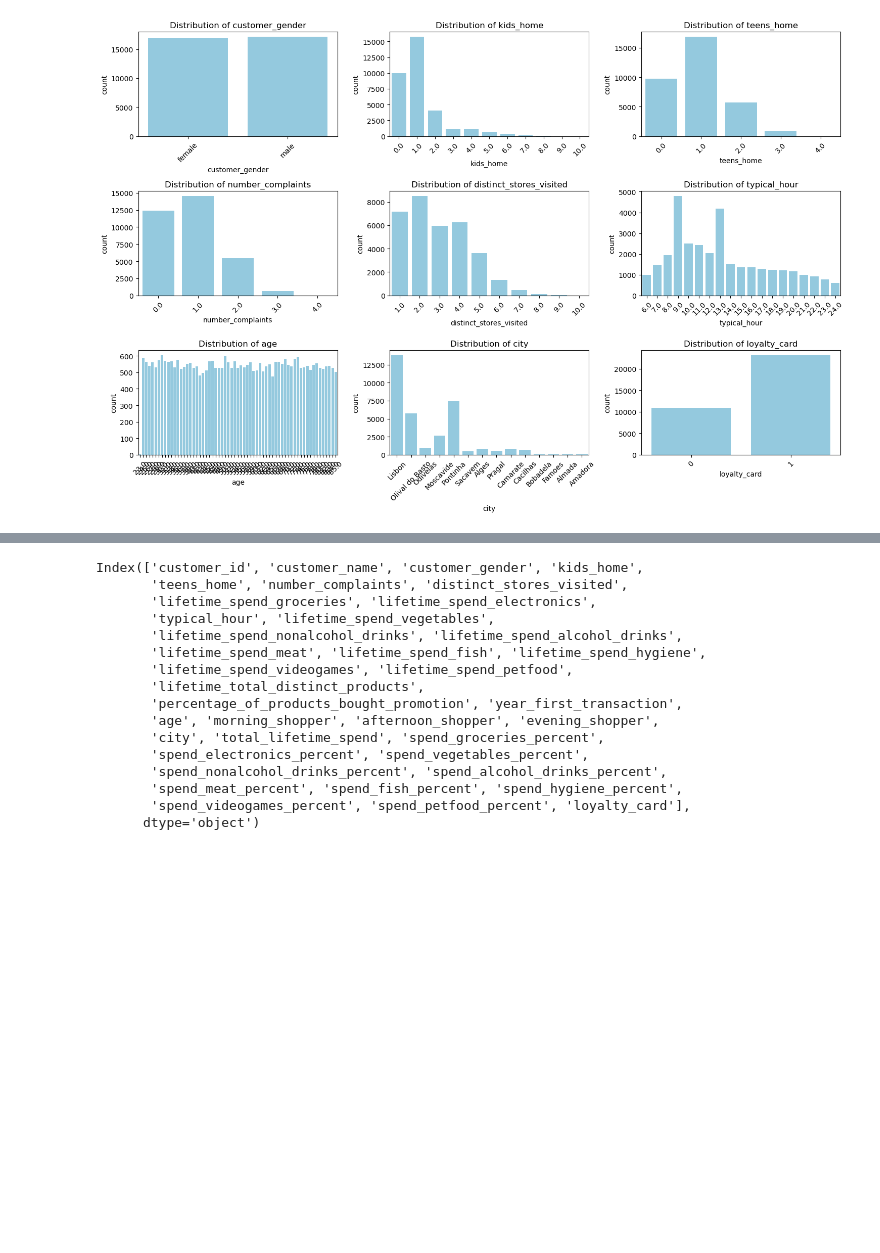
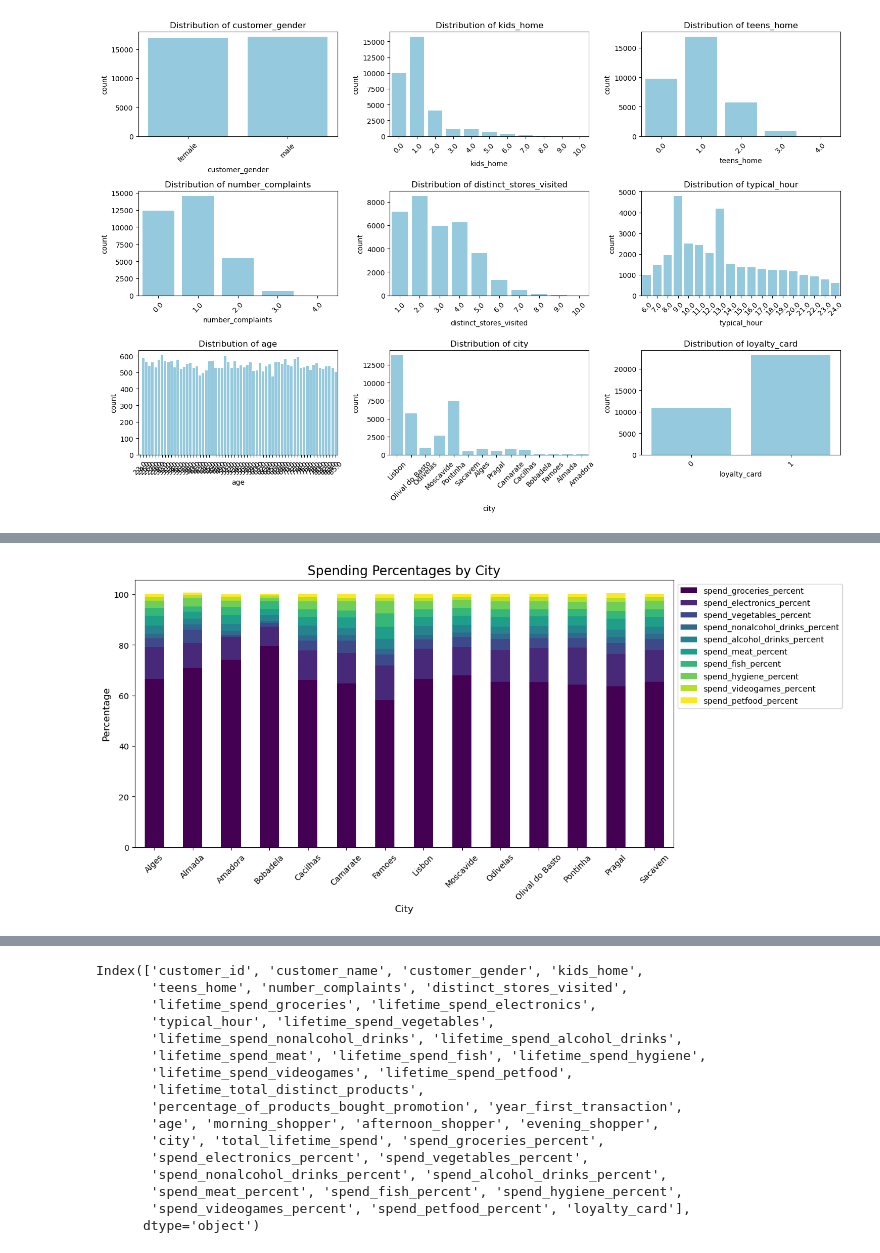
Before and after one commit to Yan-Sidoryk/Unsupervised-Customer-Segmentation, a Jupyter notebook: visualization.ipynb, the cells around one changed output, grey strips where cells are left out. Cells and saved outputs as stored; diff of their text form; code cells hidden in the pictures; blank space fills up the shorter version.

```diff
--- a/visualization.ipynb
+++ b/visualization.ipynb
@@ -233,0 +257,17 @@ plt.show()
+# %%
+spending_percent_columns = [
+    'spend_groceries_percent', 'spend_electronics_percent', 'spend_vegetables_percent',
+    'spend_nonalcohol_drinks_percent', 'spend_alcohol_drinks_percent', 'spend_meat_percent',
+    'spend_fish_percent', 'spend_hygiene_percent', 'spend_videogames_percent', 'spend_petfood_percent'
+]
+city_spending = info_df.groupby('city')[spending_percent_columns].mean()
+
+city_spending.plot(kind='bar', stacked=True, figsize=(12, 6), colormap='viridis')
+plt.title('Spending Percentages by City', fontsize=16)
+plt.xlabel('City', fontsize=12)
+plt.ylabel('Percentage', fontsize=12)
+plt.xticks(rotation=45)
+plt.legend(loc='upper left', bbox_to_anchor=(1, 1))
+plt.show()
+# %% [output]
+[figure, added]
```
Also changed, not shown: parts of 7 cells of this notebook.
